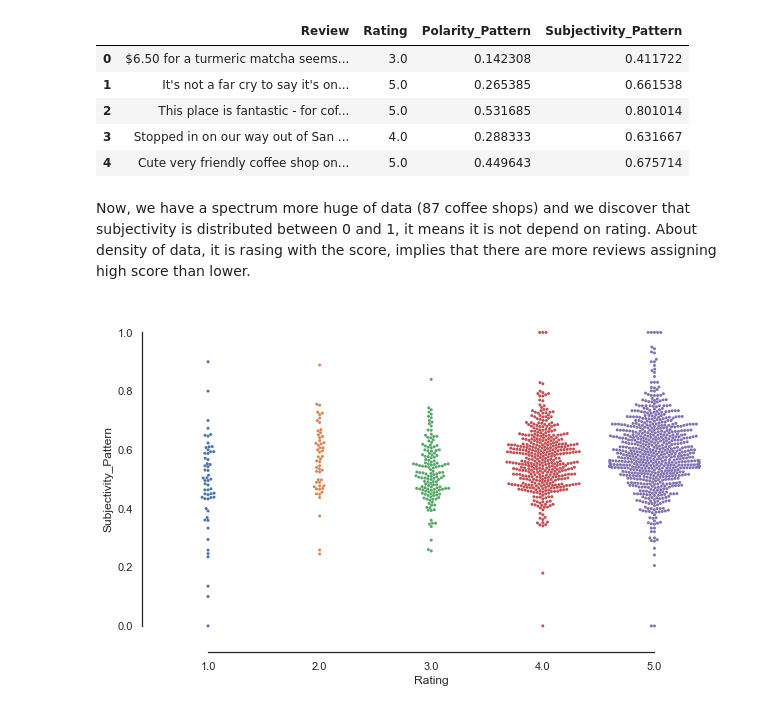
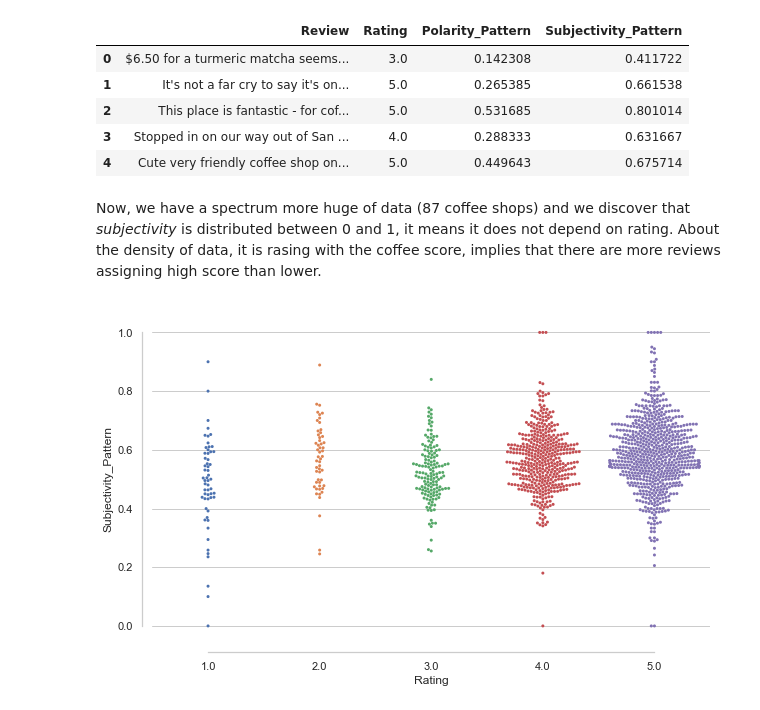
Before and after one commit to Daesparz/Capstone1, a Jupyter notebook: Data_Story/Sentiment_vs_rating.ipynb, the cells around one changed output. Saved outputs shown, nothing was run; the diff lists cells and outputs as text; code cells hidden in the pictures.

```diff
--- a/Data_Story/Sentiment_vs_rating.ipynb
+++ b/Data_Story/Sentiment_vs_rating.ipynb
@@ -63,12 +68,12 @@ df_story.head()
 | 3 | Stopped in on our way out of San ... | 4.0 | 0.288333 | 0.631667 |
 | 4 | Cute very friendly coffee shop on... | 5.0 | 0.449643 | 0.675714 |
 # %% [markdown]
-Now, we have a spectrum more huge of data (87 coffee shops) and we discover that subjectivity is distributed between 0 and 1, it means it is not depend on rating. About density of data, it is rasing with the score, implies that there are more reviews assigning high score than lower.
+Now, we have a spectrum more huge of data (87 coffee shops) and we discover that *subjectivity* is distributed between 0 and 1, it means it does not depend on rating. About the density of data, it is rasing with the coffee score, implies that there are more reviews assigning high score than lower.
 # %%
-sns.set_style("white")
+sns.set_style("whitegrid")
 f, ax = plt.subplots(figsize=(10, 6))
 g = sns.swarmplot(x="Rating", y="Subjectivity_Pattern", size=3, data=df_story1)
 sns.despine(offset=10, trim=True)
 # %% [output]
-[figure, old version]
+[figure, new version]
 # %% [markdown]
```
Also changed, not shown: parts of 23 cells of this notebook, 10 other files.
